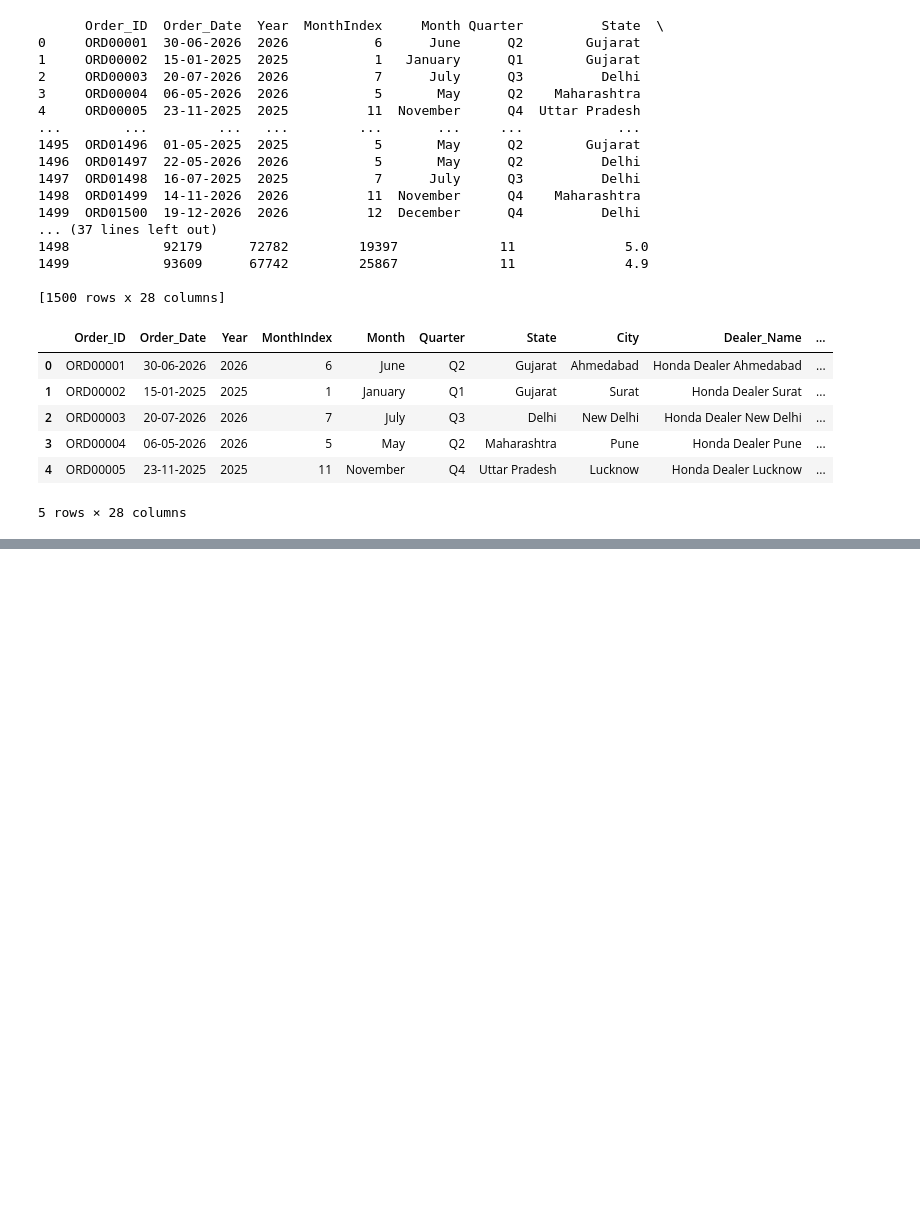
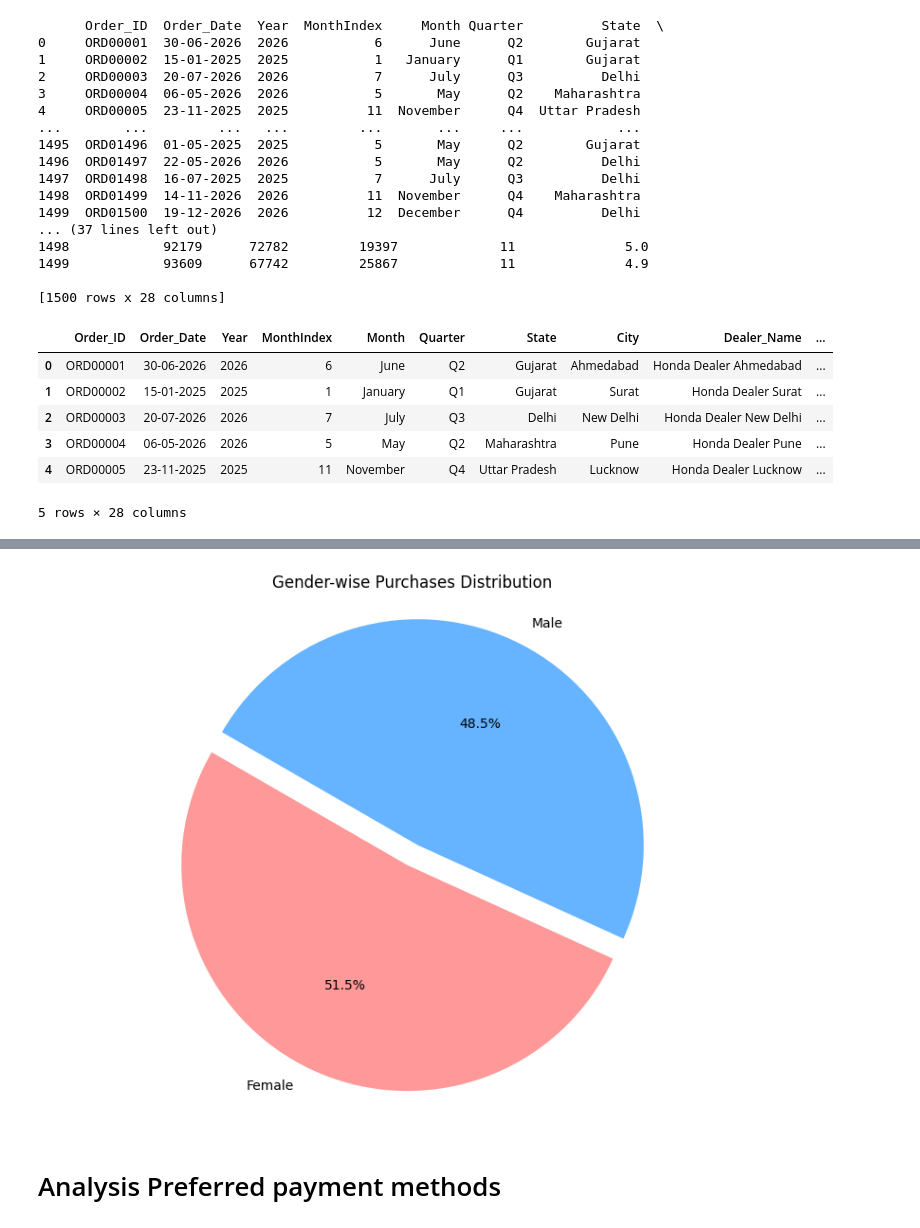
Before and after one commit to sameer-S-R-A/Project_matrix, a Jupyter notebook: honda_sales_EDA.ipynb, the cells around one changed output, grey strips where cells are left out. Saved outputs shown, nothing was run; the diff lists cells and outputs as text; code cells hidden in the pictures; blank space fills up the shorter version.

```diff
--- a/honda_sales_EDA.ipynb
+++ b/honda_sales_EDA.ipynb
@@ -42,0 +188,24 @@ df.head()
+# %%
+
+# Pie chart visualization
+plt.figure(figsize=(8, 6))
+
+# Plotting the pie chart
+plt.pie(gender_purchases,
+        labels=gender_purchases.index,
+        autopct='%1.1f%%',
+        colors=[ '#ff9999','#66b3ff', '#99ff99'],
+        startangle=150,
+        explode=[0.05] * len(gender_purchases) # slightly pull out slices
+        )
+
+plt.title('Gender-wise Purchases Distribution')
+plt.axis('equal')  # Equal aspect ratio ensures that pie is drawn as a circle.
+
+# Show the plot
+plt.tight_layout()
+plt.show()
+# %% [output]
+[figure, added]
+# %% [markdown]
+# Analysis Preferred payment methods
```
Also changed, not shown: parts of 21 cells of this notebook, 1 other file.
